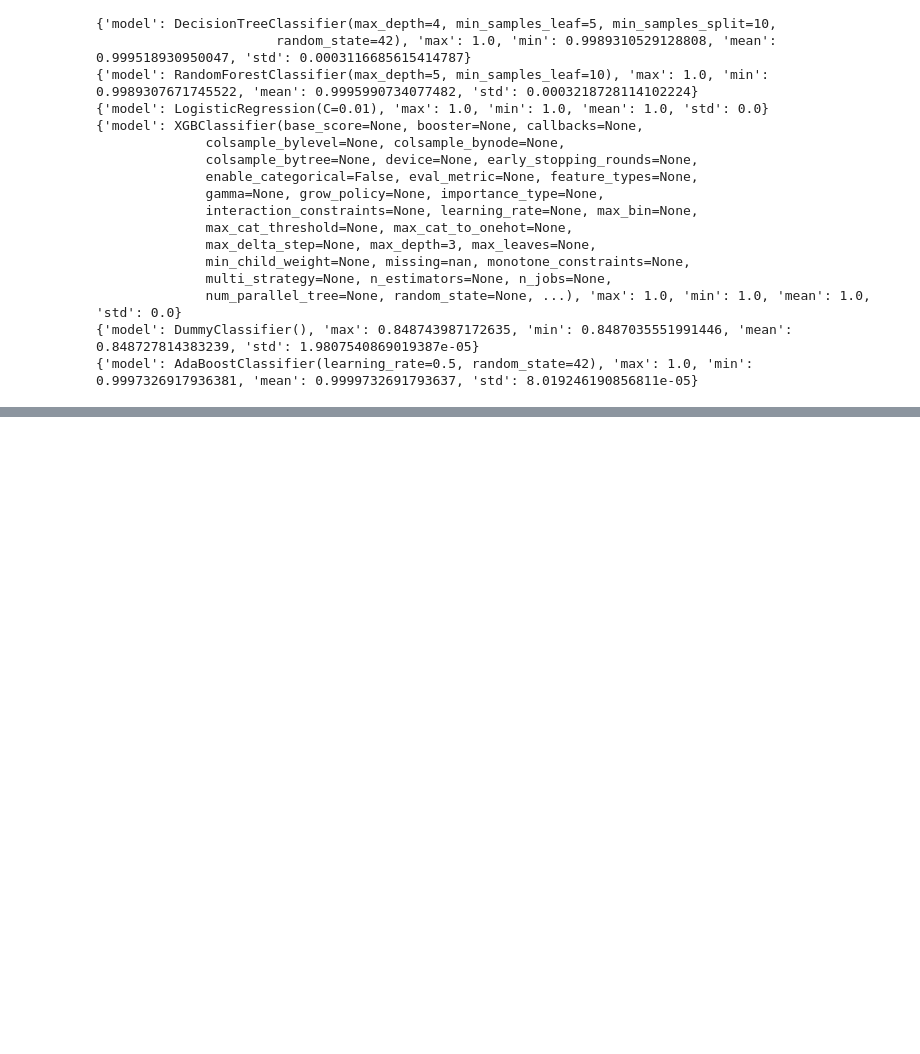
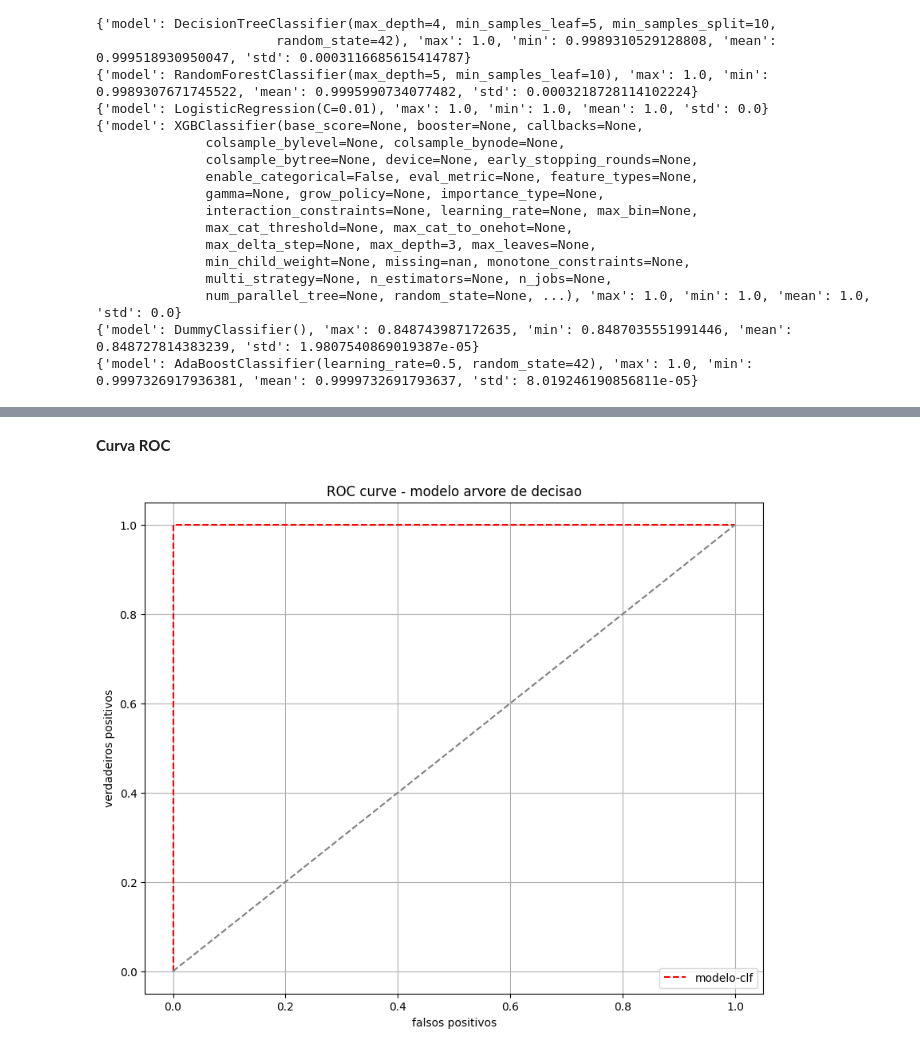
Before and after one commit to WesleySouza13/Projeto-Risco-de-Cr-dito-, a Jupyter notebook: notebooks/notebook.ipynb, the cells around one changed output, grey strips where cells are left out. Cells and saved outputs as stored; diff of their text form; code cells hidden in the pictures; blank space fills up the shorter version.

```diff
--- a/notebooks/notebook.ipynb
+++ b/notebooks/notebook.ipynb
@@ -970,0 +1088,20 @@ Cross validate - Dados normais
+# %% [markdown]
+**Curva ROC**
+# %%
+clf = pipe.set_params(model=DecisionTreeClassifier(max_depth=4, min_samples_leaf=5, min_samples_split=10, random_state=42)).fit(x_over_train, y_over_train)
+y_pred_final = clf.predict(x_test)
+y_pred_proba = clf.predict_proba(x_test)[:,1]
+# %%
+#plotando curva roc
+fpr, tpr, threshold = roc_curve(y_pred_proba, y_test)
+plt.figure(figsize=(10,8))
+plt.title('ROC curve - modelo arvore de decisao')
+plt.plot(fpr,tpr, linestyle='--', color='red', label='modelo-clf')
+plt.plot([0,1], [0,1], linestyle='--', color='gray', label='')
+plt.xlabel('falsos positivos')
+plt.ylabel('verdadeiros positivos')
+plt.grid()
+plt.legend()
+plt.show()
+# %% [output]
+[figure, added]
```
Also changed, not shown: parts of 13 cells of this notebook, 2 other files.
